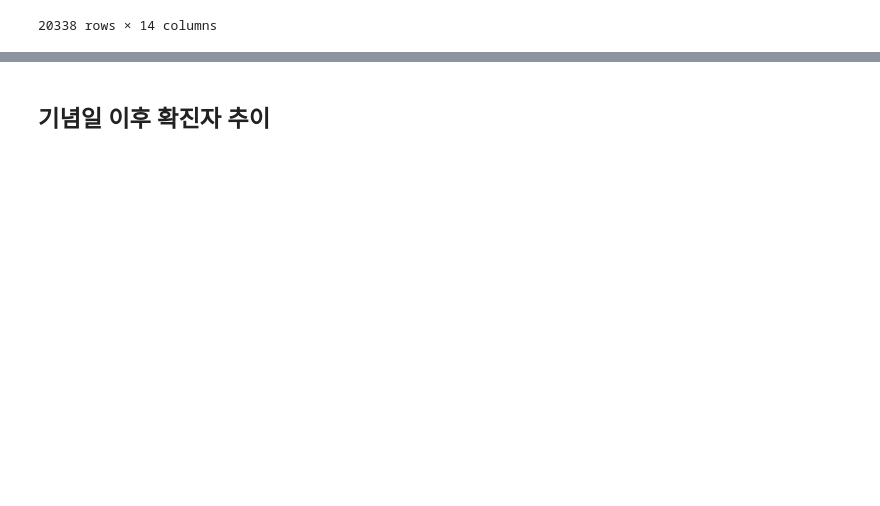
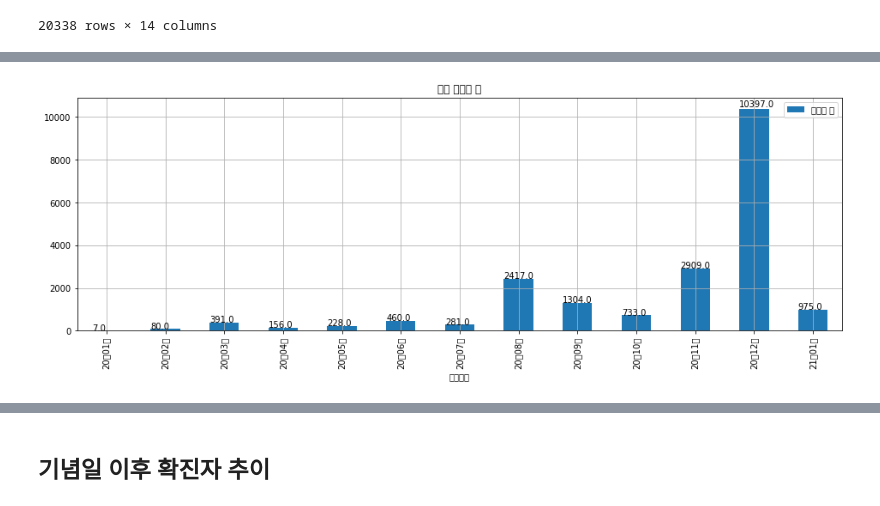
Before and after one commit to eunnjji/-, a Jupyter notebook: project1/seoul.ipynb, the cells around one changed output, grey strips where cells are left out. Cells and saved outputs as stored; diff of their text form; code cells hidden in the pictures; blank space fills up the shorter version.

```diff
--- a/project1/seoul.ipynb
+++ b/project1/seoul.ipynb
@@ -39,12 +39,24 @@ seoul
 | 20336 | 2 | 20.1.30. | NaN | NaN | NaN | 중랑구 | 중국 우한시 | 해외 접촉 | NaN | 퇴원 | 이동경로 공개기간 경과 | ... |
 | 20337 | 1 | 20.1.24. | NaN | NaN | NaN | 강서구 | 중국 우한시 | 해외 접촉 | NaN | 퇴원 | 이동경로 공개기간 경과 | ... |
 20338 rows × 14 columns
-# %%
-def rename_date(d):
-    if len(d) == 9:
-        return d[:2]+'-'+d[3:5]+'-'+d[6:8]
-    else:
-        return d[:2]+'-'+'0'+d[3:4]+'-'+d[5:7]
-
-seoul['확진일'] = seoul['확진일'].astype(str)
-seoul['확진일'] = seoul['확진일'].apply(rename_date)
+# %%
+# 'yy-mm-dd' 형식으로 확진일 데이터 변환함수
+def rename_date(d):
+    yy,mm,dd,temp = d.split('.')
+    if len(mm) == 1 and len(dd) == 1:
+        return yy + '-' + '0' + mm + '-' + '0' + dd
+
+    elif len(mm) == 1 and len(dd) == 2:
+        return yy + '-' + '0' + mm + '-' + dd
+
+    elif len(mm) == 2 and len(dd) == 1:
+        return yy + '-' + mm + '-' + '0' + dd
+
+    else:
+        return yy + '-' + mm + '-' + dd
+
+# 확진일자 변환함수
+def virus_confirmed(d):
+    yy,mm,dd = d.split('-')
+    return yy+'년'+mm+'월'
+# ex) 21.01.04. = 2101 ,,, 20.12.23. = 2012
@@ -50,0 +66,3 @@ seoul['확진일'] = seoul['확진일'].apply(rename_date)
+# %%
+seoul['확진일월'] = seoul['확진일'].apply(virus_confirmed)
+months_group = seoul.groupby('확진일월')
@@ -50,0 +87,3 @@ seoul['확진일'] = seoul['확진일'].apply(rename_date)
+# %%
+df_monthsgroup = pd.DataFrame(months_group['확진일'].count())
+df_monthsgroup
@@ -50,0 +106,10 @@ seoul['확진일'] = seoul['확진일'].apply(rename_date)
+# %%
+ax = df_monthsgroup.plot(kind='bar', figsize=(16,5))
+for p in ax.patches:
+    x,y,weight,height = p.get_bbox().bounds
+    plt.text(x,height*1.01,height,fontsize=10,color='black')
+plt.legend(['확진자 수'])
+plt.title('월별 확진자 수')
+plt.grid(True)
+# %% [output]
+[figure, added]
```
Also changed, not shown: parts of 42 cells of this notebook.
